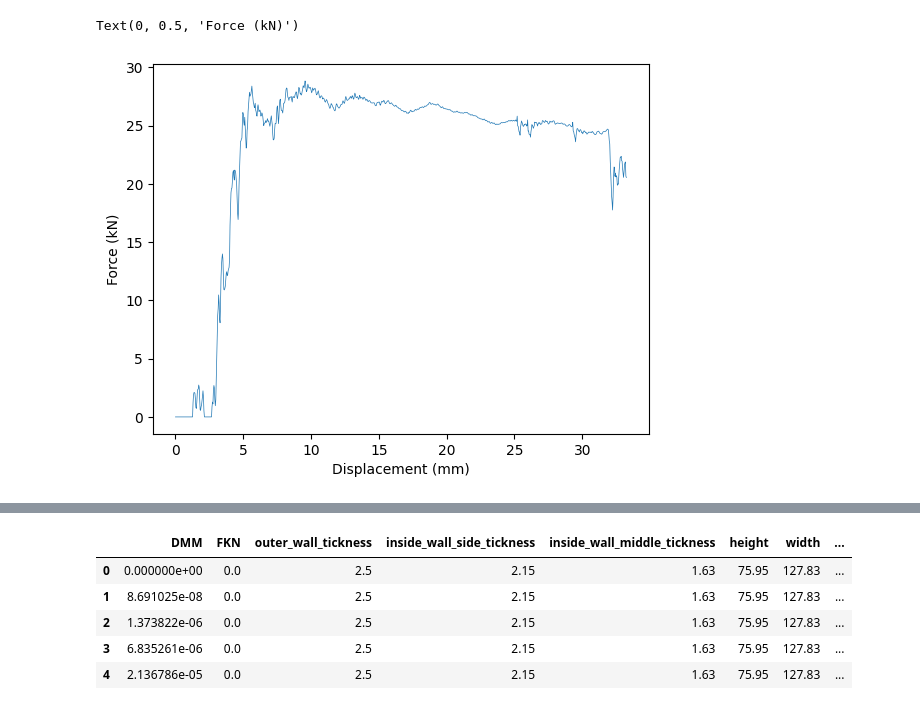
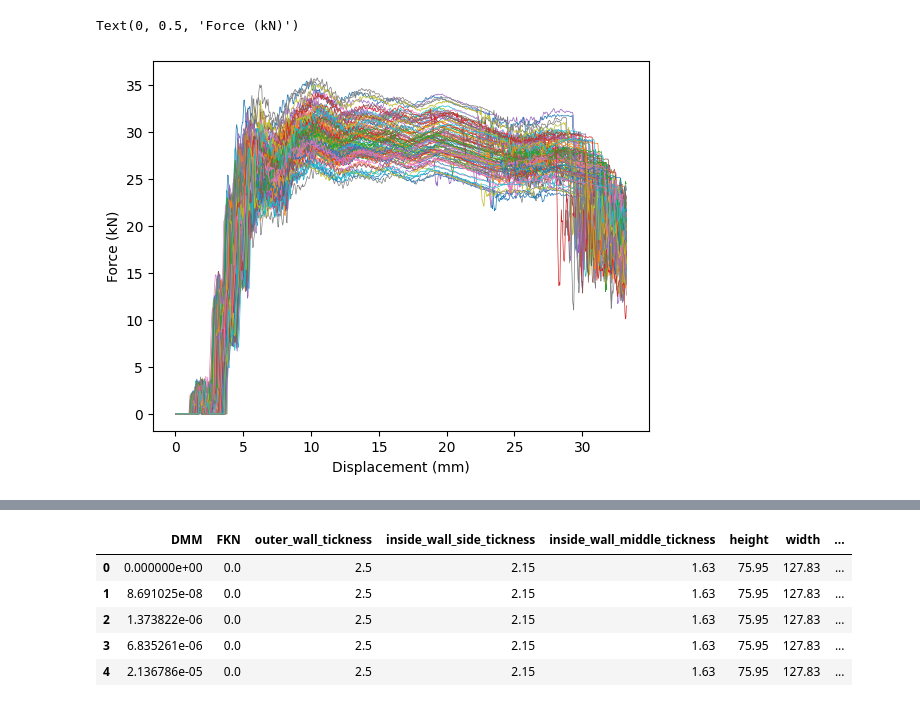
Before and after one commit to magnufoy/Surrogate-modeling, a Jupyter notebook: Bending anaysis.ipynb, the cells around one changed output, grey strips where cells are left out. Drawn from its saved outputs; the diff is of its cells as text; code cells hidden in the pictures.

```diff
--- a/Bending anaysis.ipynb
+++ b/Bending anaysis.ipynb
@@ -6,9 +8,9 @@ import seaborn as sb
 # %%
-for i in range(1, 2):
+for i in range(1, 101):
     df = pd.read_csv('Simulation_BENDING/Results/BENDING_X_data.csv/BENDING_'+str(i)+'_data.csv')
     plt.plot(df['DMM'], df['FKN'], linewidth=0.5)
 plt.xlabel('Displacement (mm)')
 plt.ylabel('Force (kN)')
 # %% [output]
 Text(0, 0.5, 'Force (kN)')
-[figure, old version]
+[figure, new version]
```
Also changed, not shown: parts of 3 cells of this notebook.
